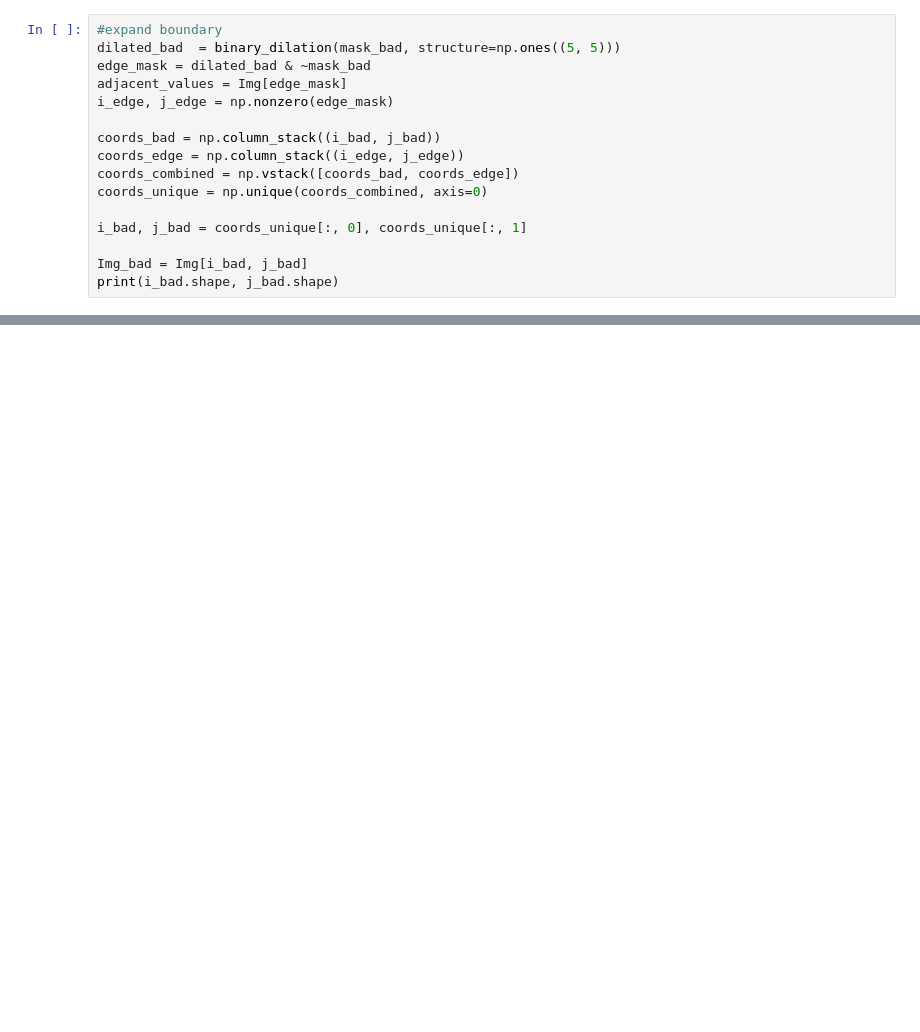
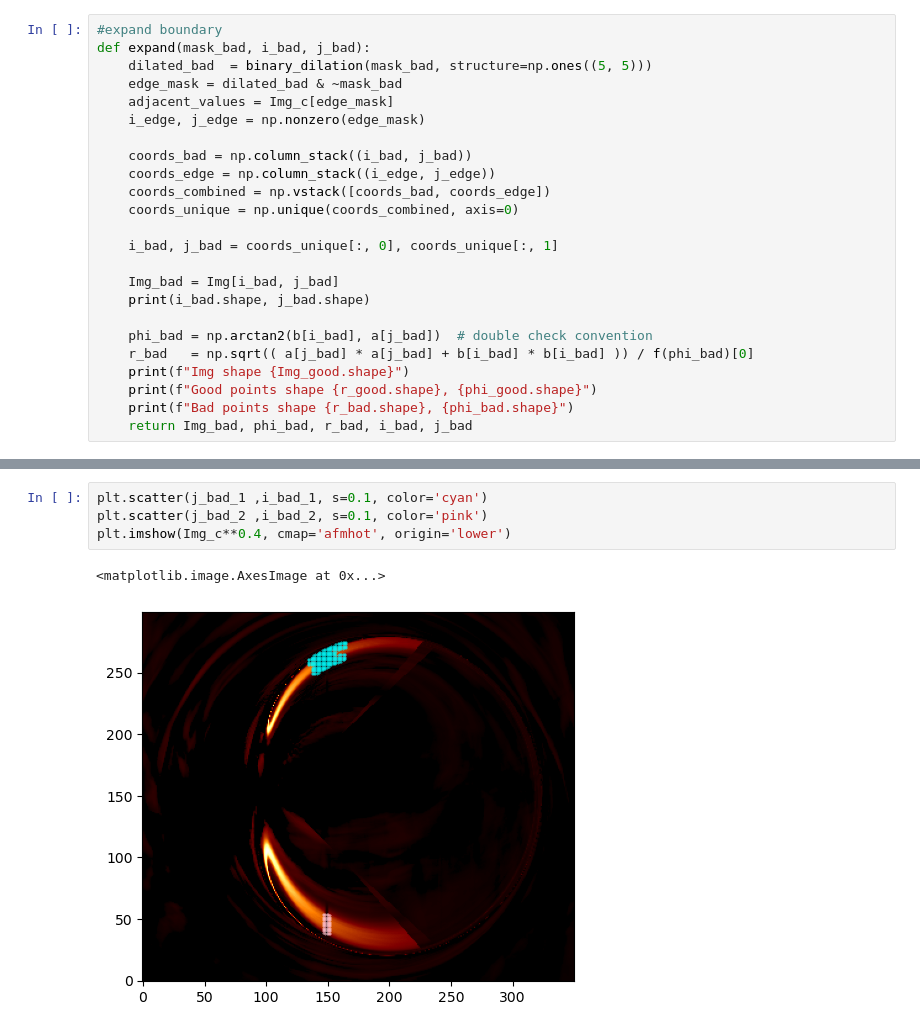
Before and after one commit to hina18201716/KNS_PR, a Jupyter notebook: interpolation_KNS.ipynb, the cells around one changed output, grey strips where cells are left out. Drawn from its saved outputs; the diff is of its cells as text; blank space fills up the shorter version.

```diff
--- a/interpolation_KNS.ipynb
+++ b/interpolation_KNS.ipynb
@@ -126,16 +209,24 @@ plt.imshow(Img**0.4, cmap='afmhot')
 # %%
 #expand boundary
-dilated_bad  = binary_dilation(mask_bad, structure=np.ones((5, 5)))
-edge_mask = dilated_bad & ~mask_bad
-adjacent_values = Img[edge_mask]
-i_edge, j_edge = np.nonzero(edge_mask)
+def expand(mask_bad, i_bad, j_bad):
+    dilated_bad  = binary_dilation(mask_bad, structure=np.ones((5, 5)))
+    edge_mask = dilated_bad & ~mask_bad
+    adjacent_values = Img_c[edge_mask]
+    i_edge, j_edge = np.nonzero(edge_mask)
 
-coords_bad = np.column_stack((i_bad, j_bad))
-coords_edge = np.column_stack((i_edge, j_edge))
-coords_combined = np.vstack([coords_bad, coords_edge])
-coords_unique = np.unique(coords_combined, axis=0)
+    coords_bad = np.column_stack((i_bad, j_bad))
+    coords_edge = np.column_stack((i_edge, j_edge))
+    coords_combined = np.vstack([coords_bad, coords_edge])
+    coords_unique = np.unique(coords_combined, axis=0)
 
-i_bad, j_bad = coords_unique[:, 0], coords_unique[:, 1]
+    i_bad, j_bad = coords_unique[:, 0], coords_unique[:, 1]
 
-Img_bad = Img[i_bad, j_bad]
-print(i_bad.shape, j_bad.shape)
+    Img_bad = Img[i_bad, j_bad]
+    print(i_bad.shape, j_bad.shape)
+
+    phi_bad = np.arctan2(b[i_bad], a[j_bad])  # double check convention
+    r_bad   = np.sqrt(( a[j_bad] * a[j_bad] + b[i_bad] * b[i_bad] )) / f(phi_bad)[0]
+    print(f"Img shape {Img_good.shape}")
+    print(f"Good points shape {r_good.shape}, {phi_good.shape}")
+    print(f"Bad points shape {r_bad.shape}, {phi_bad.shape}")
+    return Img_bad, phi_bad, r_bad, i_bad, j_bad
@@ -147 +245,8 @@ r_bad   = np.sqrt(( a[j_bad] * a[j_bad] + b[i_bad] * b[i_bad] )) #/ f(phi_bad)
+# %%
+plt.scatter(j_bad_1 ,i_bad_1, s=0.1, color='cyan')
+plt.scatter(j_bad_2 ,i_bad_2, s=0.1, color='pink')
+plt.imshow(Img_c**0.4, cmap='afmhot', origin='lower')
+# %% [output]
+<matplotlib.image.AxesImage at 0x...>
+[figure, added]
 # %%
```
Also changed, not shown: parts of 43 cells of this notebook, 4 other files.
